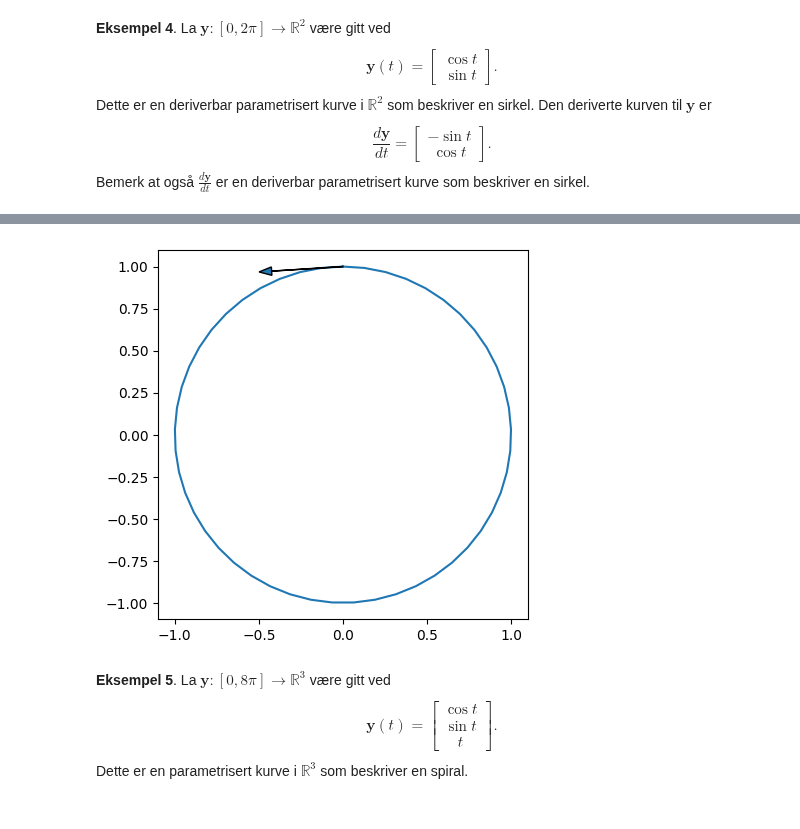
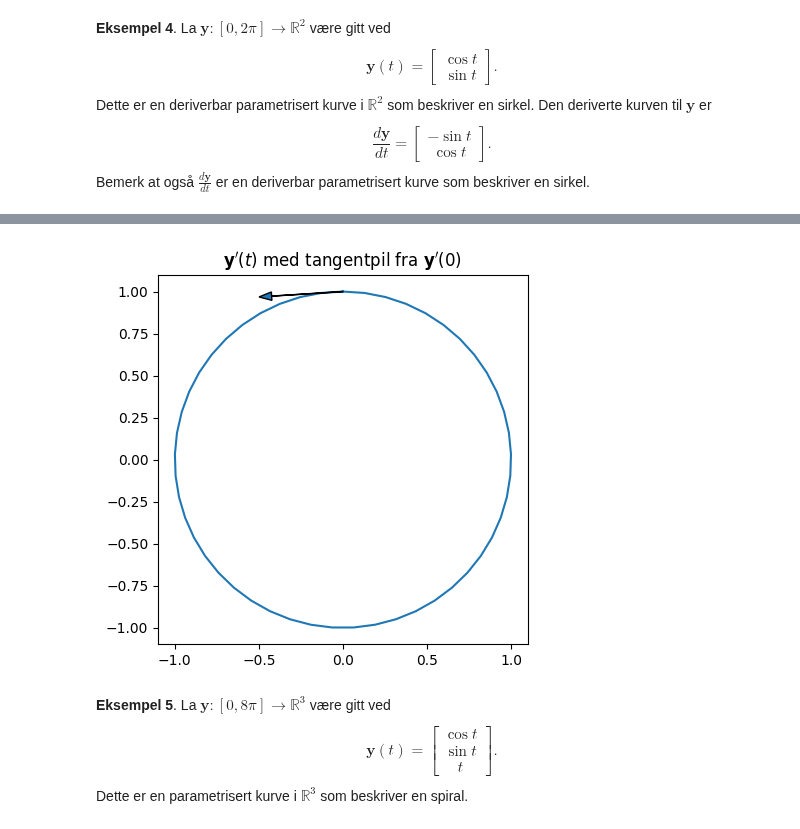
Before and after one commit to mbr085/V25MAT102, a Jupyter notebook: notebooks/uke10/126kurver.ipynb, the cells around one changed output, grey strips where cells are left out. Cells and saved outputs as stored; diff of their text form; code cells hidden in the pictures.

```diff
--- a/notebooks/uke10/126kurver.ipynb
+++ b/notebooks/uke10/126kurver.ipynb
@@ -77,31 +79,0 @@ ax.set_aspect(1)
-# %%
-# Vi gjenbruker funksjon som tegner piler langs kurven.
-def plot_arrows_along_curve(x, y, t, num_arrows=10, ax=None, zorder=None, lengde=None):
-    if ax is None:
-        ax = plt.gca()
-    p = []
-
-    for i in range(num_arrows):
-        p = int(i/num_arrows*len(t)) # Equally spaced intervals
-        yp = y[p]
-        xp = x[p]
-        dyp = y[p+1]-y[p]
-        dxp = x[p+1]-x[p]
-        if lengde is not None:
-            dlengde = np.sqrt(dxp**2 + dyp**2)
-            dyp = lengde * dyp / dlengde
-            dxp = lengde * dxp / dlengde
-        ax.arrow(xp, yp, dxp, dyp ,shape='full', length_includes_head=True, head_width=0.05, zorder=zorder)
-    return ax
-# %%
-# @title Plotter
-t = np.linspace(0, 2*np.pi)
-y = np.empty((2, t.size))
-y[0] = np.cos(t)
-y[1] = np.sin(t)
-ax = plt.gca()
-ax.plot(*y, zorder=0)
-plot_arrows_along_curve(*y, t, num_arrows=1, ax=None, zorder=10, lengde=0.5)
-#ax.scatter(*y[:, [0]])
-#ax.scatter(*y[:, [5]])
-ax.set_aspect(1)
@@ -110,14 +80,15 @@ ax.set_aspect(1)
 # %%
 # @title Plotter
 ymerke = np.empty((2, t.size))
 ymerke[0] = -np.sin(t)
 ymerke[1] = np.cos(t)
 ax = plt.gca()
 ax.plot(*ymerke)
 plot_arrows_along_curve(*ymerke, t, num_arrows=1, ax=None, zorder=10, lengde=0.5)
 ax.set_aspect(1)
+plt.title(r"$\mathbf{y}'(t)$ med tangentpil fra $\mathbf{y}'(0)$");
 # %% [output]
-[figure, old version]
+[figure, new version]
 # %% [markdown]
 **Eksempel 5**. La $\mathbf{y}: [0, 8\pi] \to \mathbb{R}^3$ være gitt ved
 $$\mathbf{y}(t) = \begin{bmatrix} \cos t \\ \sin t \\ t \end{bmatrix}.$$
```
Also changed, not shown: parts of 5 cells of this notebook.
